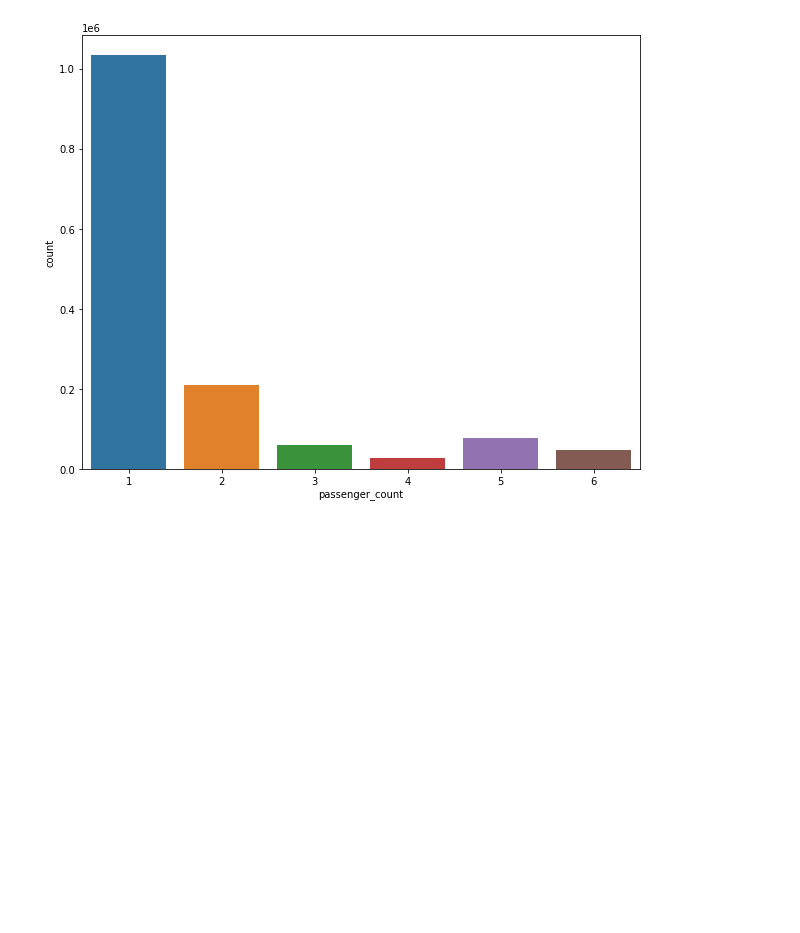
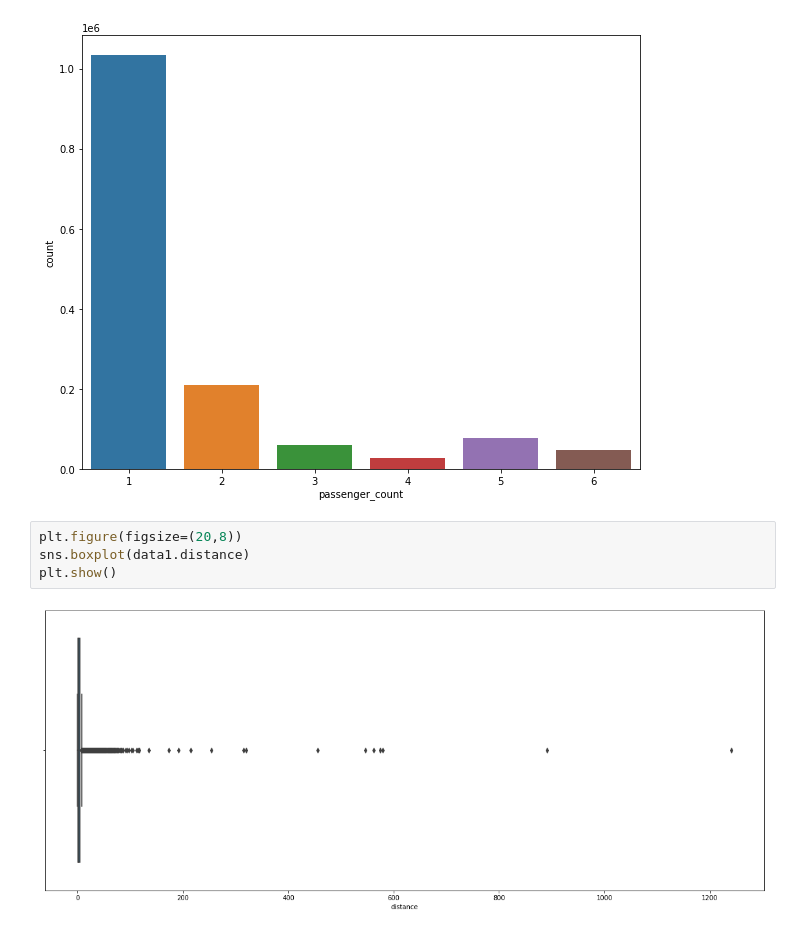
Before and after one commit to Vidhuran-Rajendran/NYC-Taxi-Trip-Time-Prediction, a Jupyter notebook: NYC_Taxi_Trip_Time_Prediction_Capstone_Project.ipynb, the cells around one changed output. Cells and saved outputs as stored; diff of their text form; blank space fills up the shorter version.

```diff
--- a/NYC_Taxi_Trip_Time_Prediction_Capstone_Project.ipynb
+++ b/NYC_Taxi_Trip_Time_Prediction_Capstone_Project.ipynb
@@ -282,3 +282,9 @@ sns.countplot(data1['passenger_count'])
 # %% [output]
 <matplotlib.axes._subplots.AxesSubplot at 0x...>
 [figure]
+# %%
+plt.figure(figsize=(20,8))
+sns.boxplot(data1.distance)
+plt.show()
+# %% [output]
+[figure, added]
```
